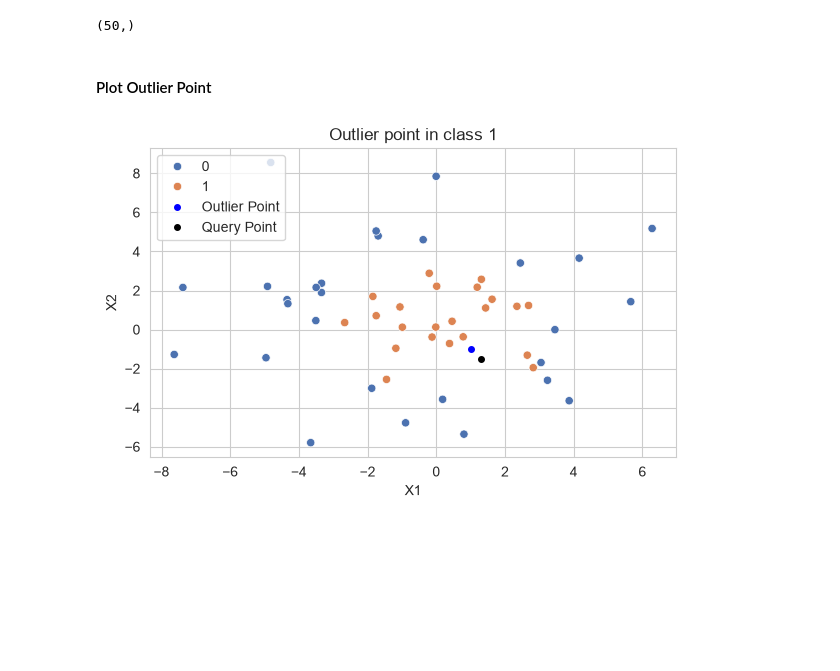
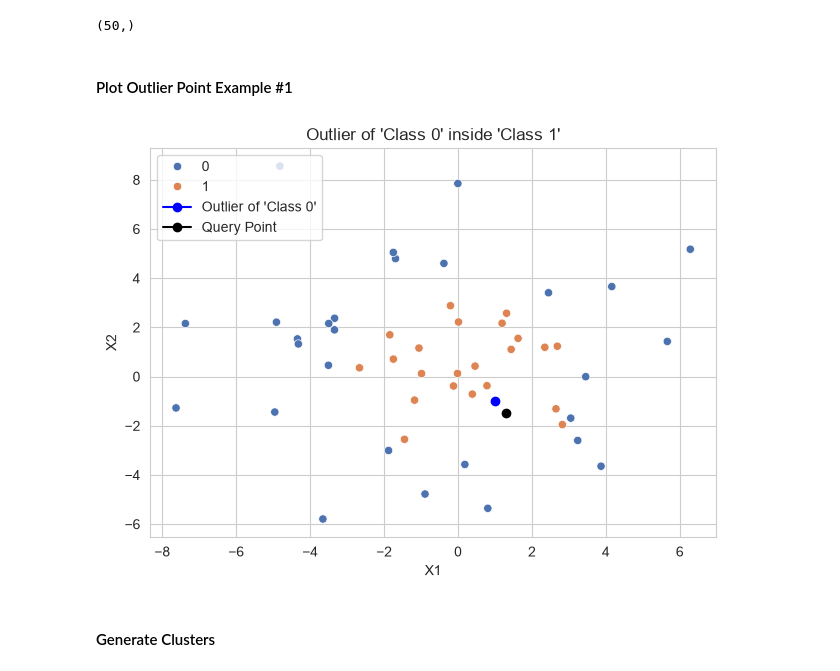
Before and after one commit to dheemanth-bhat/supervised-ml-algorithms, a Jupyter notebook: 03_K_Nearest_Neighbors/knn_edge_cases.ipynb, the cells around one changed output. Saved outputs shown, nothing was run; the diff lists cells and outputs as text; code cells hidden in the pictures; blank space fills up the shorter version.

```diff
--- a/03_K_Nearest_Neighbors/knn_edge_cases.ipynb
+++ b/03_K_Nearest_Neighbors/knn_edge_cases.ipynb
@@ -88,21 +88,21 @@ y.shape
 array([0, 0, 0, 0, 1])
 (50,)
 # %% [markdown]
-#### Plot Outlier Point
+#### Plot Outlier Point Example #1
 # %%
-plt.figure(figsize=(6, 4))
-
 sns.scatterplot(x=X[:, 1], y=X[:, 0], hue=y)
-plt.title("Outlier point in class 1")
-plt.plot(1.0, -1.0, "bo", markersize=4, label="Outlier Point")
-plt.plot(1.3, -1.5, "ko", markersize=4, label="Query Point")
+plt.title("Outlier of 'Class 0' inside 'Class 1'")
+plt.plot(1.0, -1.0, color="blue", marker="o", markersize=6, label="Outlier of 'Class 0'")
+plt.plot(1.3, -1.5, color="black", marker="o", markersize=6, label="Query Point")
 plt.xlabel("X1")
 plt.ylabel("X2")
 
 plt.legend(loc="upper left")
 plt.tight_layout()
 
 # plt.savefig("images/outlier_in_neighborhood.png")
 plt.show()
 # %% [output]
-[figure, old version]
+[figure, new version]
+# %% [markdown]
+#### Generate Clusters
```
Also changed, not shown: parts of 8 cells of this notebook, 8 other files.
